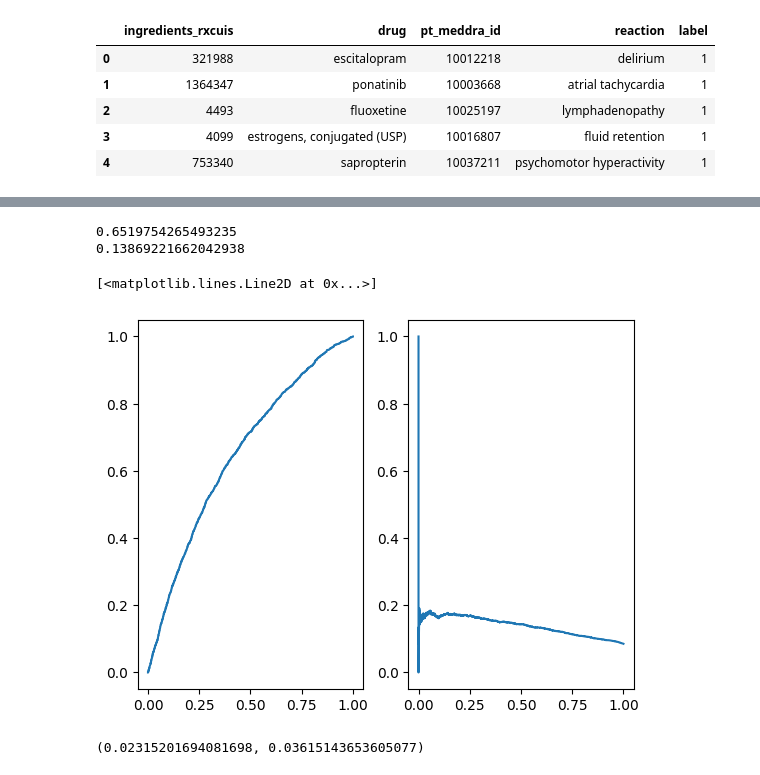
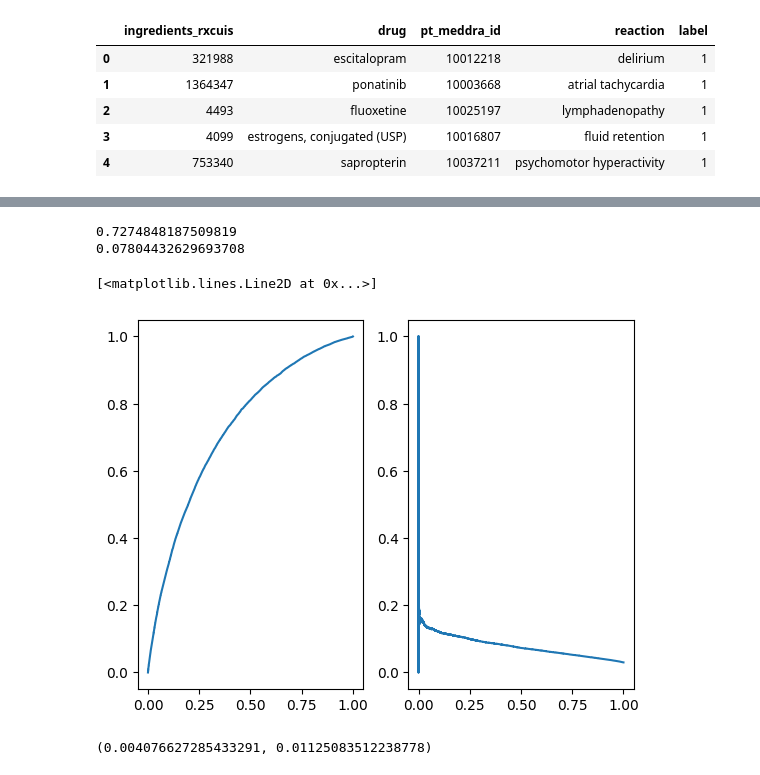
Before and after one commit to tatonetti-lab/offsides, a Jupyter notebook: notebooks/evaluate_performance_onsides.ipynb, the cells around one changed output, grey strips where cells are left out. Cells and saved outputs as stored; diff of their text form; code cells hidden in the pictures.

```diff
--- a/notebooks/evaluate_performance_onsides.ipynb
+++ b/notebooks/evaluate_performance_onsides.ipynb
@@ -13,7 +13,7 @@ preds = pd.read_csv(pred_file)
 preds['reaction'] = preds['reaction'].str.lower()
 preds['mean'] = preds['a']/(preds['a']+preds['b'])
 preds['prr_diff'] = np.log(preds['PRR'])-np.log(preds['uncorrected_PRR'])
-preds = preds[preds['sex']=='All']
+preds = preds[preds['patient_sex']=='All']
 preds = preds.dropna()
 preds.head()
 # %% [output]
@@ -53,23 +46,28 @@ merged.head()
 # %%
 col = 'mean'
+rep = 1
+
+merged = pd.merge(preds, positive_df, on=['drug', 'reaction'], how='left')
+merged = merged[merged['replicate']==rep]
+merged['label'] = merged['label'].fillna(0)
 
 print(metrics.roc_auc_score(merged['label'], merged[col]))
 print(metrics.average_precision_score(merged['label'], merged[col]))
 fpr, tpr, thresholds = metrics.roc_curve(merged['label'], merged[col], pos_label=1)
 plt.subplot(1,2,1)
 plt.plot(fpr, tpr)
 
 pr, re, th = metrics.precision_recall_curve(merged['label'], merged[col])
 plt.subplot(1,2,2)
 plt.plot(re, pr)
 # %% [output]
-0.6519754265493235
-0.13869221662042938
+0.7274848187509819
+0.07804432629693708
 [<matplotlib.lines.Line2D at 0x...>]
-[figure, old version]
+[figure, new version]
 # %%
 neg = merged[col][merged['label']==0]
 pos = merged[col][merged['label']==1]
 neg.mean(), pos.mean()
 # %% [output]
-(0.02315201694081698, 0.03615143653605077)
+(0.004076627285433291, 0.01125083512238778)
```
Also changed, not shown: parts of 3 cells of this notebook, 7 other files.
